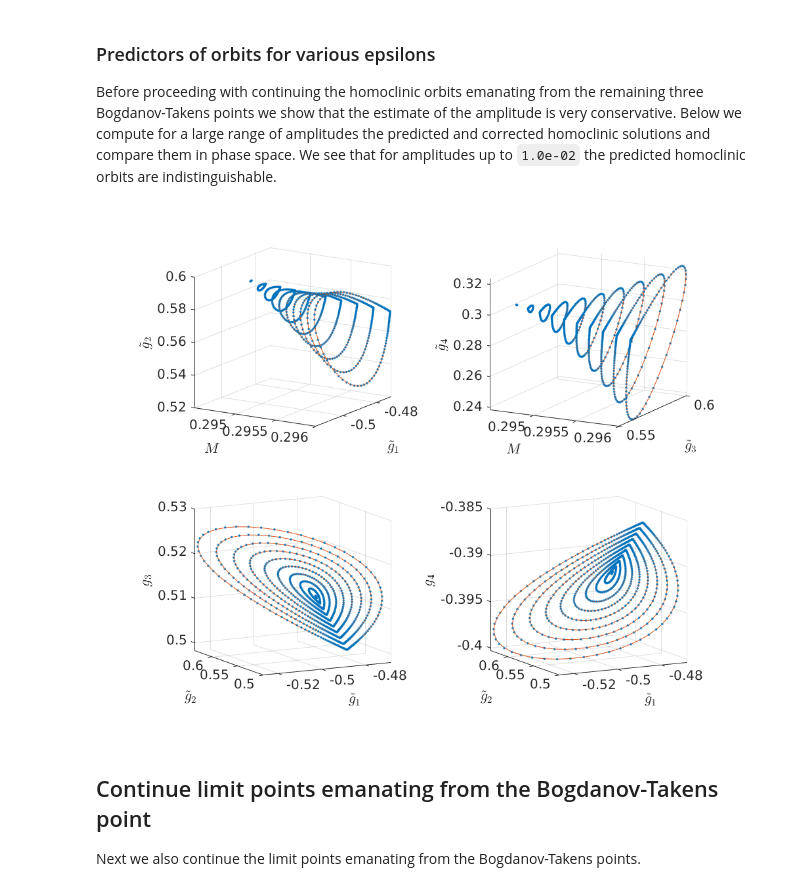
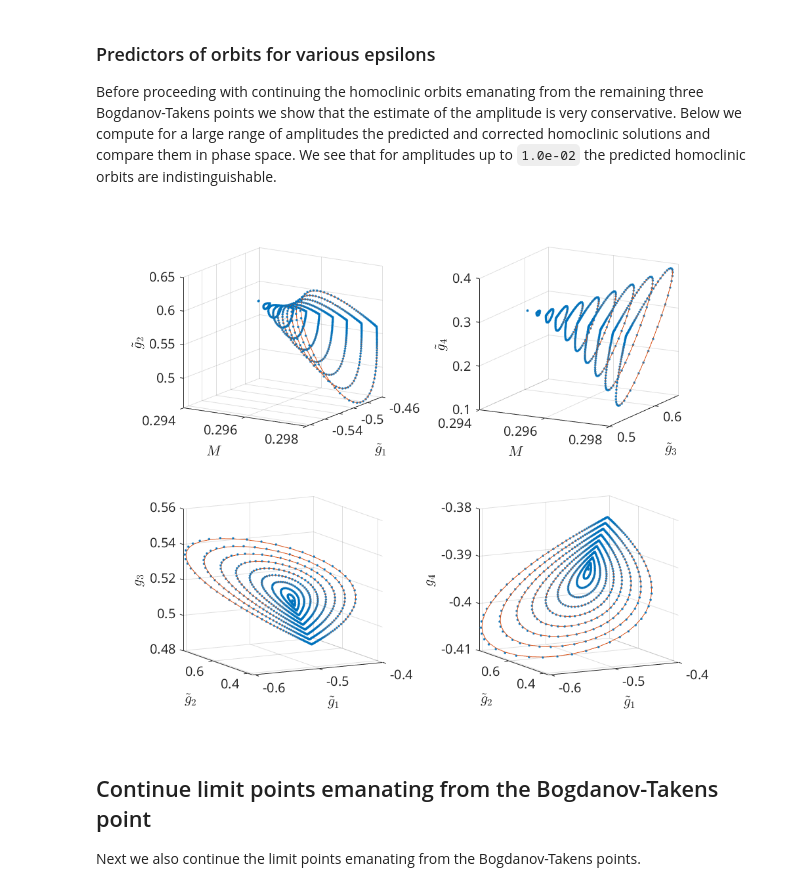
Before and after one commit to mmbosschaert/MatCont7p2NewInitBTHom-, a Jupyter notebook: BTnotebooks/_build/jupyter_execute/HomoclinicRGflows.ipynb, the cells around one changed output. Saved outputs shown, nothing was run; the diff lists cells and outputs as text; code cells hidden in the pictures.

```diff
--- a/BTnotebooks/_build/jupyter_execute/HomoclinicRGflows.ipynb
+++ b/BTnotebooks/_build/jupyter_execute/HomoclinicRGflows.ipynb
@@ -554,7 +554,7 @@ options.messages = false;
 options.correct = false;
 options.TTolerance = 1.0e-05;
 
-amplitudes = linspace(1.0e-03, 5.0e-02, 10);
+amplitudes = linspace(1.0e-03, 1.0e-01, 10);
 XPredicted = zeros(660,length(amplitudes));
 XCorrected = zeros(660,length(amplitudes));
 for j=1:length(amplitudes)
@@ -636,34 +636,34 @@ for i=1:length(amplitudes)
           'color', cm(2,:))
 end
 xlabel('$\tilde g_1$')
 ylabel('$\tilde g_2$')
 zlabel('$g_3$')
 grid on
 view(332,11)
 
 subplot(2,2,4); hold on
 for i=1:length(amplitudes)
     [profile, saddle] = bt_rearr(XCorrected(:,i));
     profile = reshape(profile,4,[]);
     profileRotated = R(-1.2181)*(S(200)*R(1.2181)*(profile([1,2,4],:) ...
                         - saddle([1,2,4])) + saddle([1,2,4]));
     plot3(profileRotated(1,:)', profileRotated(2,:)', profileRotated(3,:)', ...
           '.','color', cm(1,:))
 
     [profile, saddle] = bt_rearr(XPredicted(:,i));
     profile = reshape(profile,4,[]);
     profileRotated = R(-1.2181)*(S(200)*R(1.2181)*(profile([1,2,4],:) ...
                         - saddle([1,2,4])) + saddle([1,2,4]));
     plot3(profileRotated(1,:)', profileRotated(2,:)', profileRotated(3,:)', ...
           'color', cm(2,:))
 end
 xlabel('$\tilde g_1$')
 ylabel('$\tilde g_2$')
 zlabel('$g_4$')
 grid on
 view(332,11)
 # %% [output]
-[figure, old version]
+[figure, new version]
 # %% [markdown]
 ## Continue limit points emanating from the Bogdanov-Takens point
 
```
Also changed, not shown: parts of 12 cells of this notebook, 33 other files.
